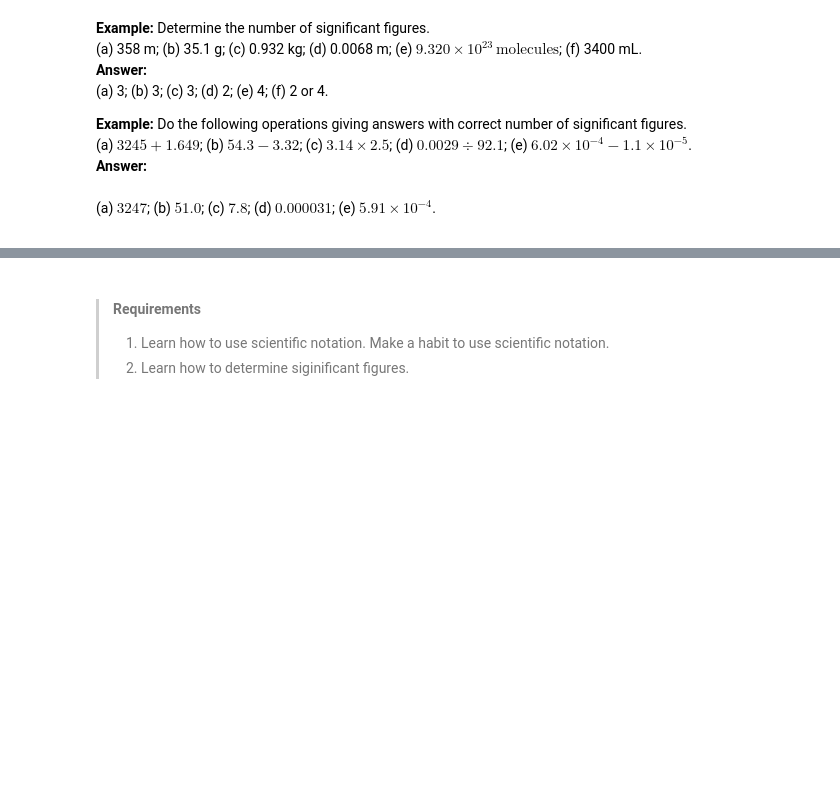
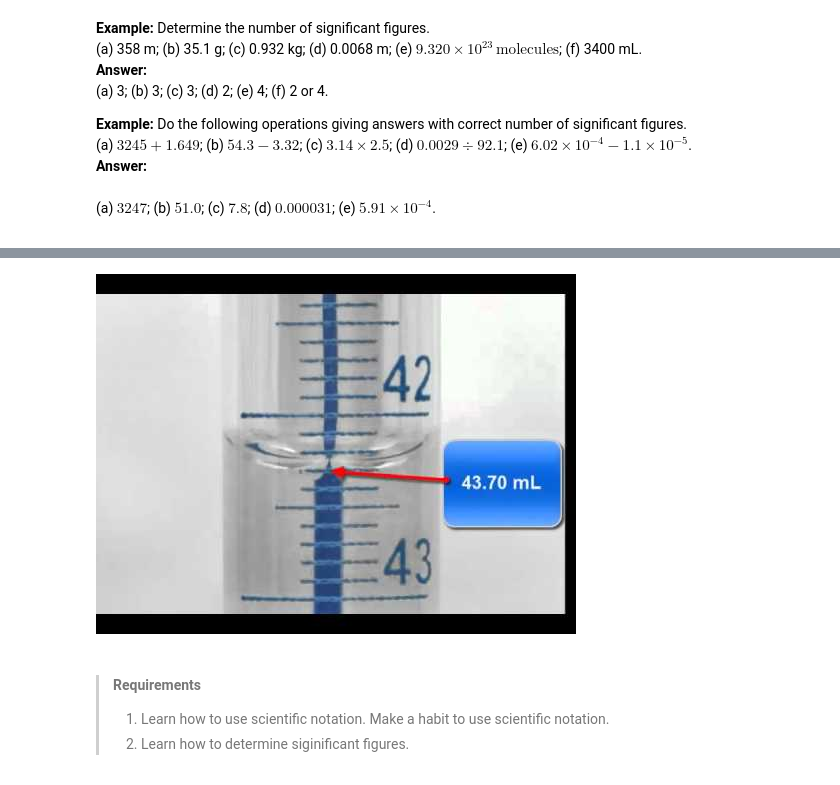
Before and after one commit to wangyu16/GeneralChemistry, a Jupyter notebook: Chapter 01. Introduction.ipynb, the cells around one changed output, grey strips where cells are left out. Cells and saved outputs as stored; diff of their text form; code cells hidden in the pictures; blank space fills up the shorter version.

```diff
--- a/Chapter 01. Introduction.ipynb
+++ b/Chapter 01. Introduction.ipynb
@@ -241,3 +267,11 @@ The numbers of measured quantities, unlike defined or directly counted quantitie
+# %%
+from IPython.display import YouTubeVideo
+YouTubeVideo("deLzHioCiiA", start=65, end=98, width=700, height=550)
+
+# Watch the following video for a better understanding
+# on measurement with a graduated cylinder.
+# %% [output]
+[figure, added]
 # %% [markdown]
 > #### Requirements
 > 1. Learn how to use scientific notation. Make a habit to use scientific notation.
```
Also changed, not shown: parts of 4 cells of this notebook, 1 other file.
